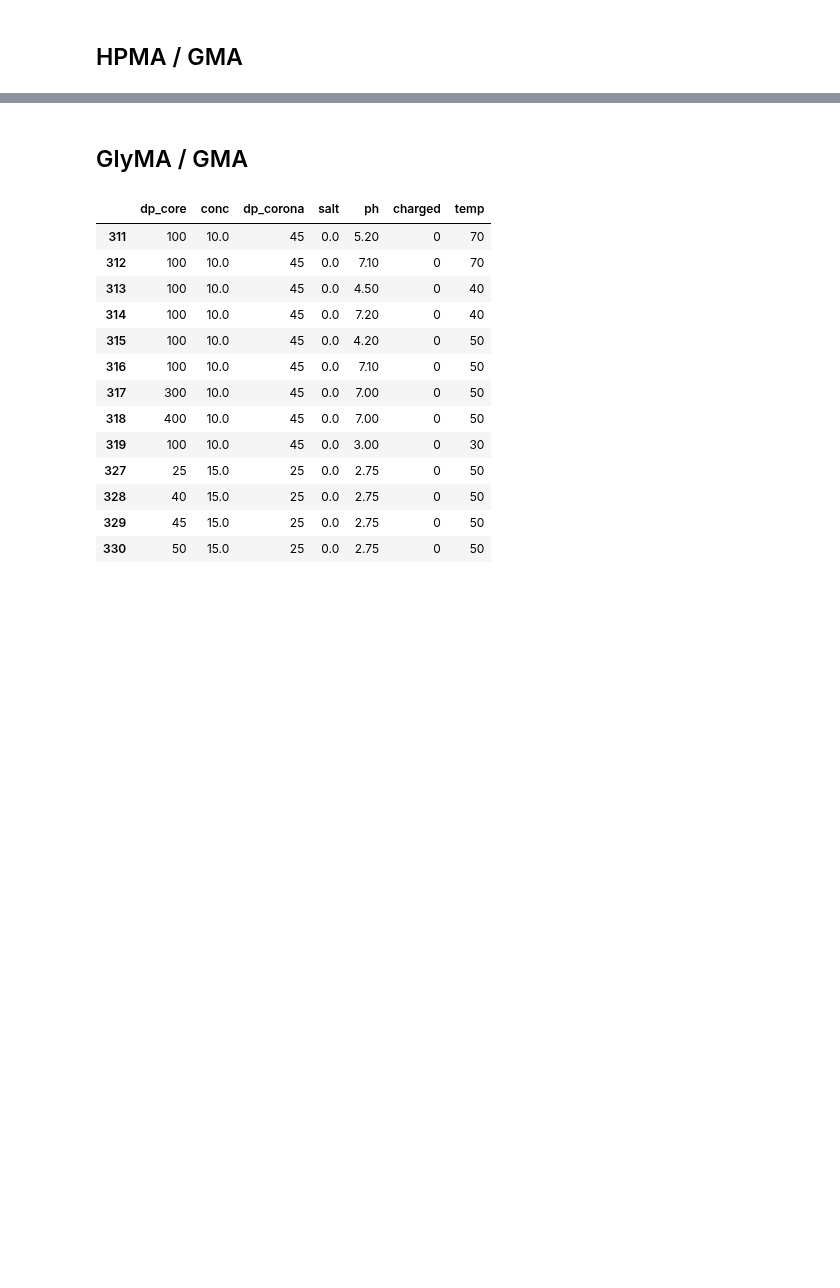
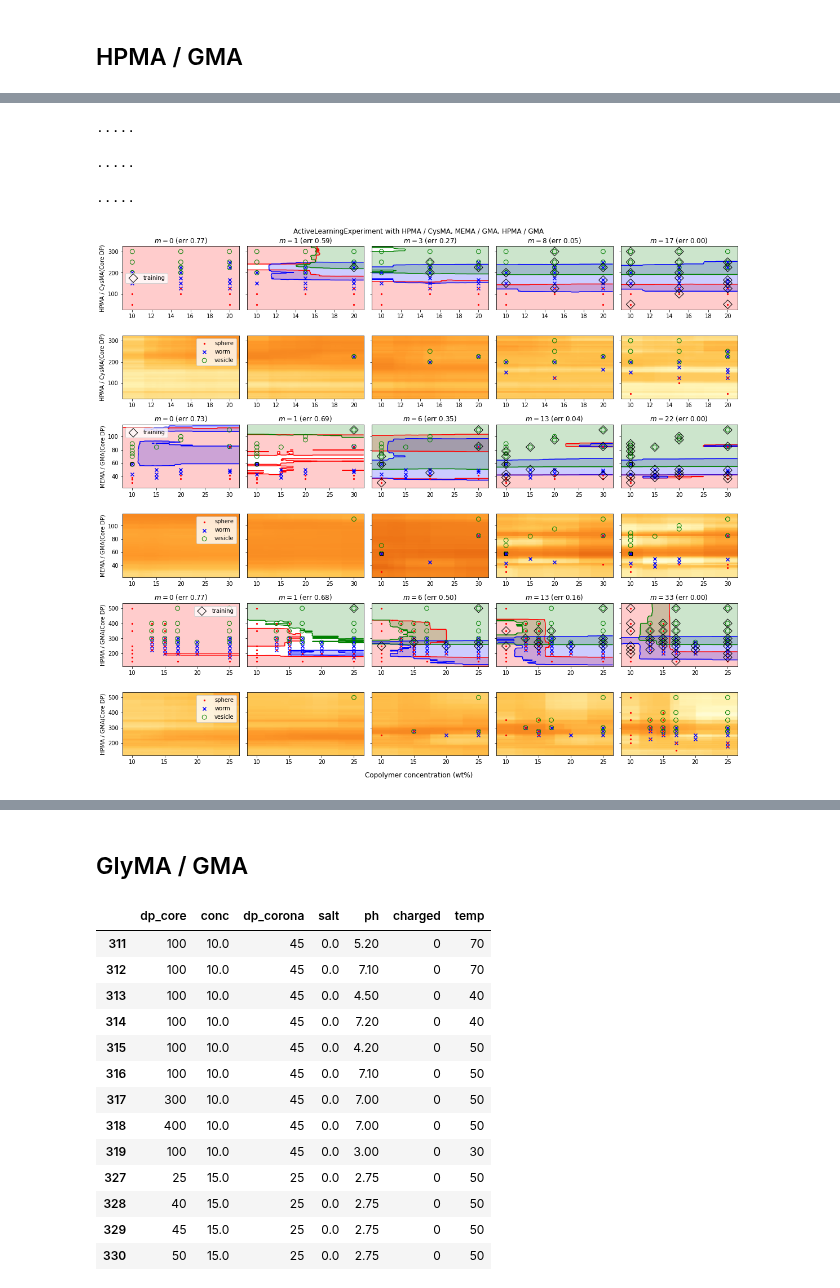
Before and after one commit to marioboley/PISA_ML, a Jupyter notebook: active_learning_phase_diagrams.ipynb, the cells around one changed output, grey strips where cells are left out. Saved outputs shown, nothing was run; the diff lists cells and outputs as text; code cells hidden in the pictures; blank space fills up the shorter version.

```diff
--- a/active_learning_phase_diagrams.ipynb
+++ b/active_learning_phase_diagrams.ipynb
@@ -194,3 +183,12 @@ Error:
+# %%
+plot_joint_active_learning_phase_diagrams(exp_lst= [exp1, exp2, exp3], y_label_names = ['HPMA / CysMA', 'MEMA / GMA', 'HPMA / GMA'], k_lst=[[0, 1, 3, 8, 17],[0, 1, 6, 13, 22], [0, 1, 6, 13, 33]], figsize= (16, 14))
+plt.suptitle('ActiveLearningExperiment with HPMA / CysMA, MEMA / GMA, HPMA / GMA')
+plt.savefig(os.path.join(OUTPUTPATH, 'Activelearining_combine.pdf'), bbox_inches='tight', pad_inches=0)
+# %% [output]
+.....
+.....
+.....
+[figure, added]
 # %%
 from plotting import x_grid_data_around_sample, plot_marginal_morphology_contours, scatter_phases, SCATTER_STYLE_TRAINING
 from common import OUTPUTPATH
```
Also changed, not shown: parts of 12 cells of this notebook, 5 other files.
